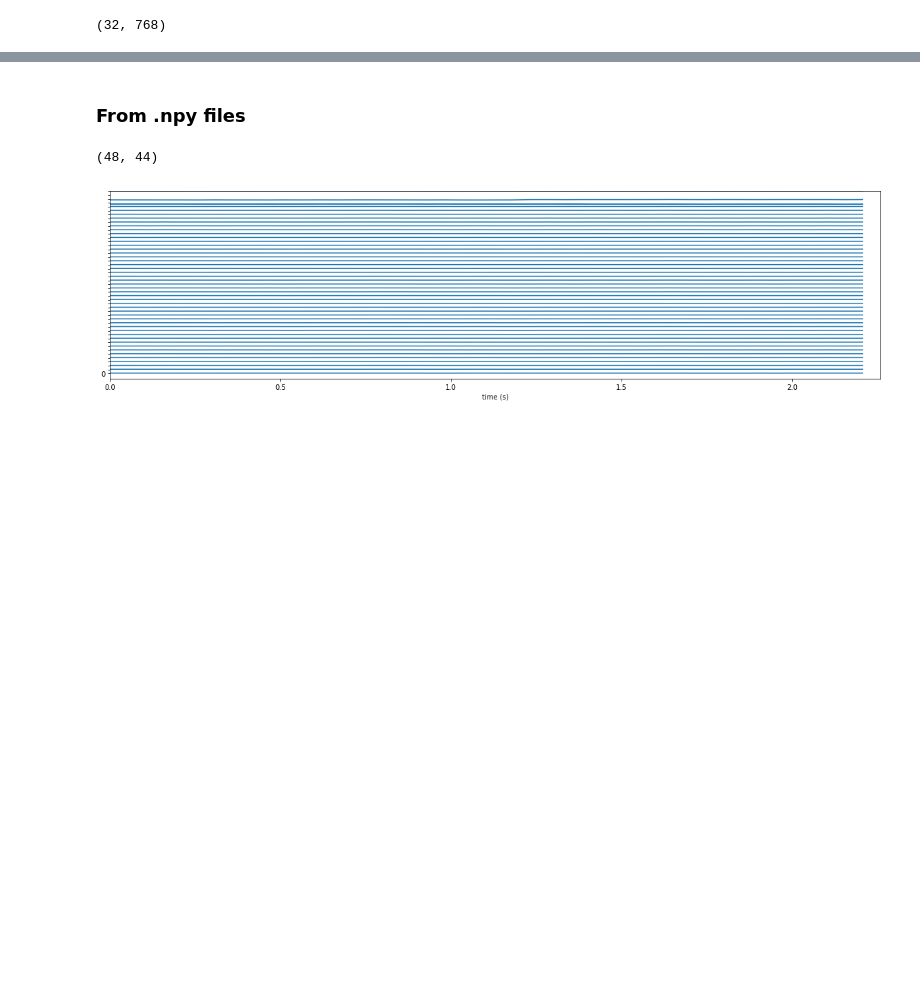
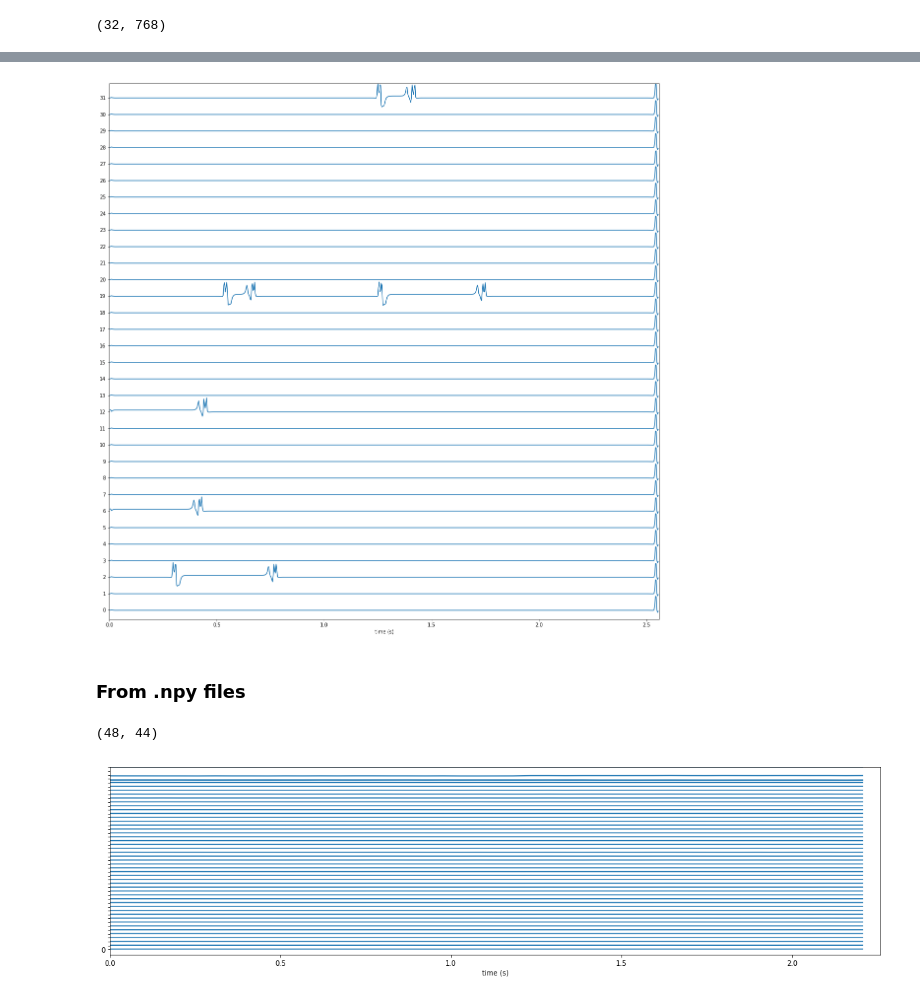
Before and after one commit to DanielLongo/eegML, a Jupyter notebook: vizualizations/viz_samples.ipynb, the cells around one changed output, grey strips where cells are left out. Saved outputs shown, nothing was run; the diff lists cells and outputs as text; code cells hidden in the pictures; blank space fills up the shorter version.

```diff
--- a/vizualizations/viz_samples.ipynb
+++ b/vizualizations/viz_samples.ipynb
@@ -41,3 +42,9 @@ stacklineplot.stackplot(samples ,seconds=768/300, ylabels=list(range(num_show)),
+# %%
+num_show = num_samples
+rcParams['figure.figsize'] = 20, 10 * 2
+stacklineplot.stackplot(samples ,seconds=768/300, ylabels=list(range(num_show)), yscale=1)
+# %% [output]
+[figure, added]
 # %% [markdown]
 ### From .npy files
 # %%
```
Also changed, not shown: parts of 3 cells of this notebook, 8 other files.
